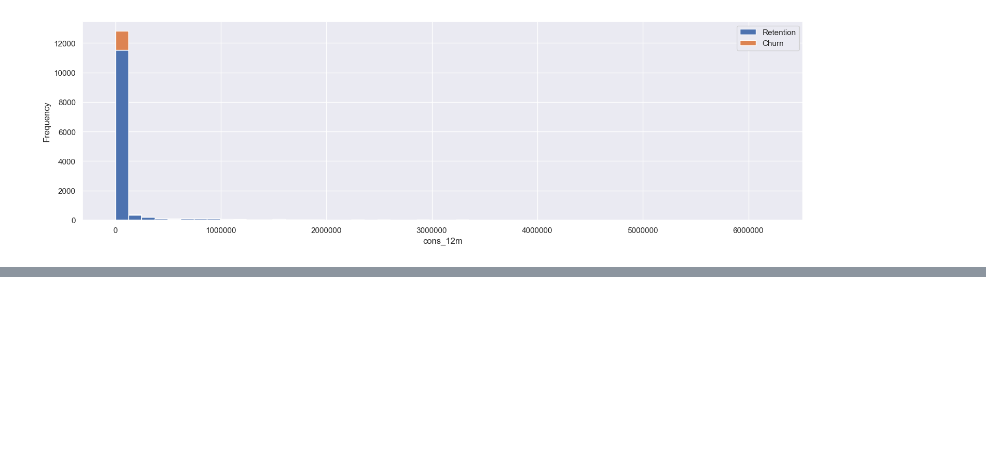
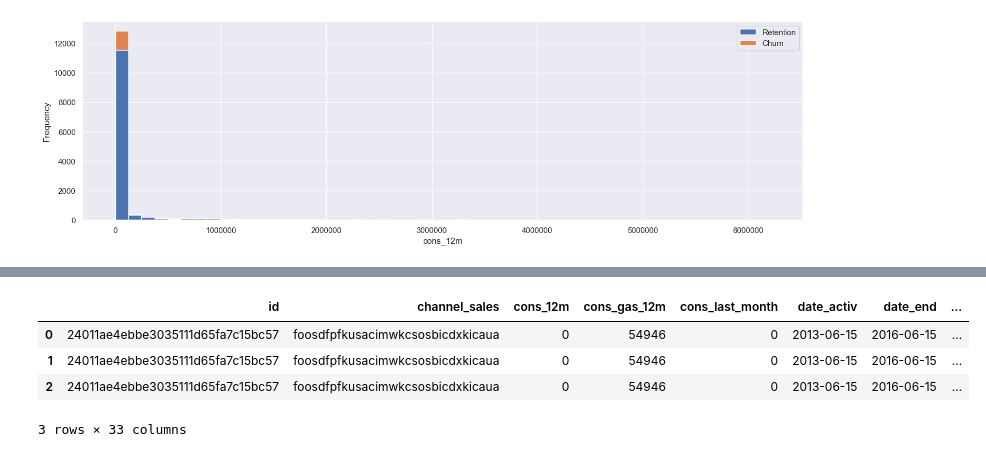
Before and after one commit to dasanmiguelv/supervised-machine-learning, a Jupyter notebook: customer-churn/eda_starter.ipynb, the cells around one changed output, grey strips where cells are left out. Drawn from its saved outputs; the diff is of its cells as text; code cells hidden in the pictures; blank space fills up the shorter version.

```diff
--- a/customer-churn/eda_starter.ipynb
+++ b/customer-churn/eda_starter.ipynb
@@ -207,0 +259,11 @@ profile.to_file("Pre-EDA.html")
+# %%
+# Merge both datasets.
+merged_df = pd.merge(client_df, price_df, on='id', how='inner')
+# %%
+merged_df.head(3)
+# %% [output]
+|  | id | channel_sales | cons_12m | cons_gas_12m | cons_last_month | date_activ | date_end | ... |
+| 0 | 24011ae4ebbe3035111d65fa7c15bc57 | foosdfpfkusacimwkcsosbicdxkicaua | 0 | 54946 | 0 | 2013-06-15 | 2016-06-15 | ... |
+| 1 | 24011ae4ebbe3035111d65fa7c15bc57 | foosdfpfkusacimwkcsosbicdxkicaua | 0 | 54946 | 0 | 2013-06-15 | 2016-06-15 | ... |
+| 2 | 24011ae4ebbe3035111d65fa7c15bc57 | foosdfpfkusacimwkcsosbicdxkicaua | 0 | 54946 | 0 | 2013-06-15 | 2016-06-15 | ... |
+3 rows × 33 columns
```
Also changed, not shown: parts of 8 cells of this notebook, 5 other files.
